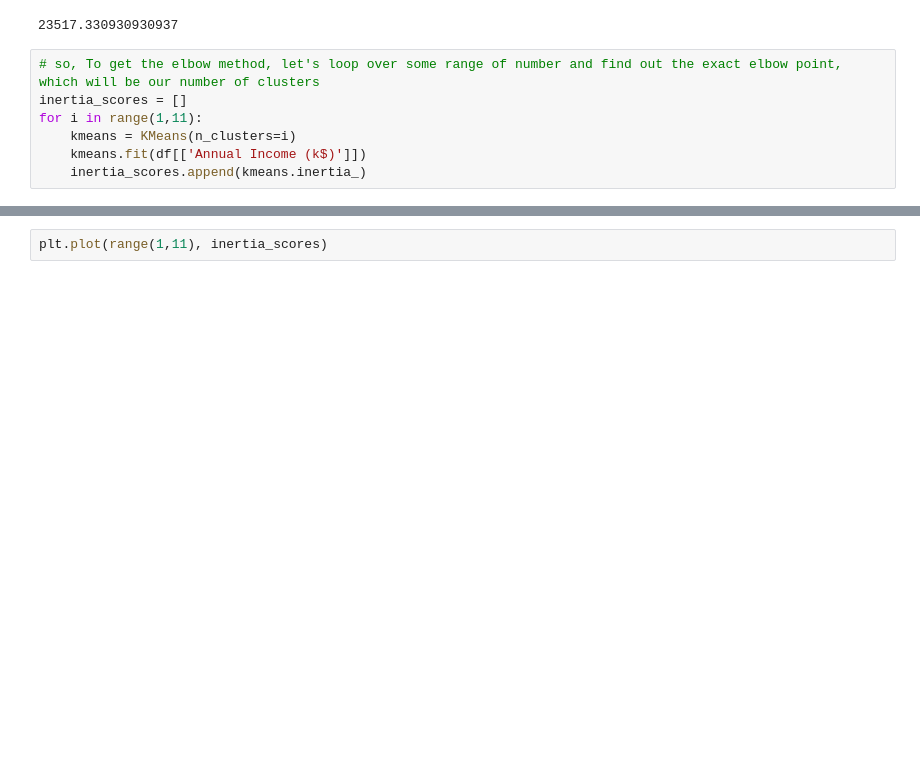
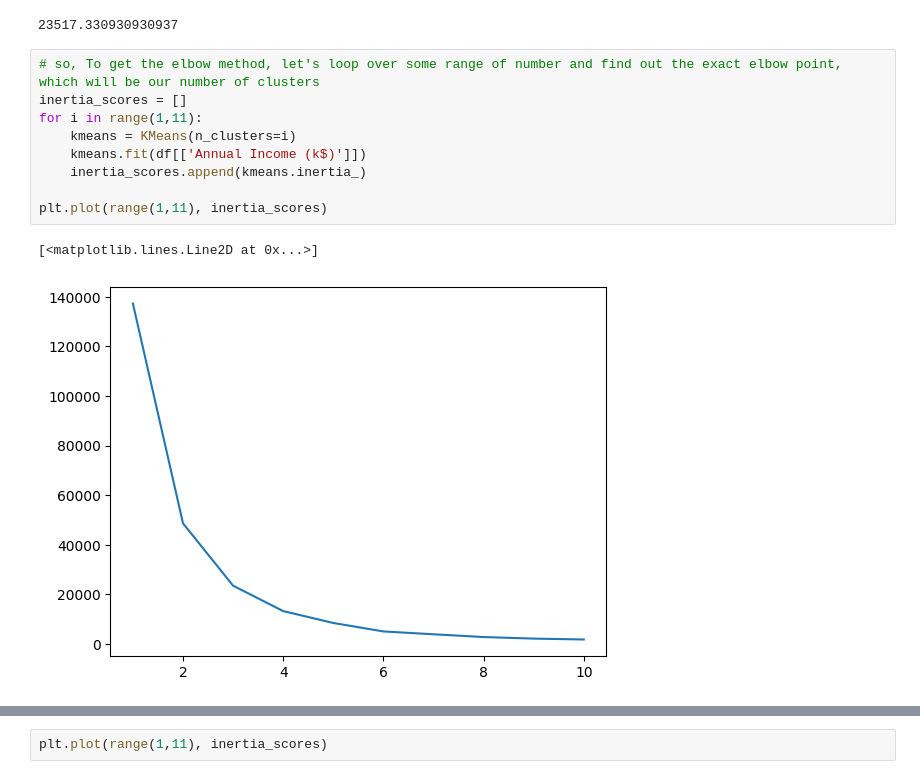
Before and after one commit to shakyaanjil/Customer-Segmentation-K-means, a Jupyter notebook: kmeans_clusters.ipynb, the cells around one changed output, grey strips where cells are left out. Drawn from its saved outputs; the diff is of its cells as text; blank space fills up the shorter version.

```diff
--- a/kmeans_clusters.ipynb
+++ b/kmeans_clusters.ipynb
@@ -180,10 +183,15 @@ clustering1.inertia_
 # %%
 # so, To get the elbow method, let's loop over some range of number and find out the exact elbow point, which will be our number of clusters
 inertia_scores = []
 for i in range(1,11):
     kmeans = KMeans(n_clusters=i)
     kmeans.fit(df[['Annual Income (k$)']])
     inertia_scores.append(kmeans.inertia_)
+
+plt.plot(range(1,11), inertia_scores)
+# %% [output]
+[<matplotlib.lines.Line2D at 0x...>]
+[figure, added]
 # %%
 inertia_scores
 # %% [output]
```
Also changed, not shown: parts of 28 cells of this notebook, 1 other file.
